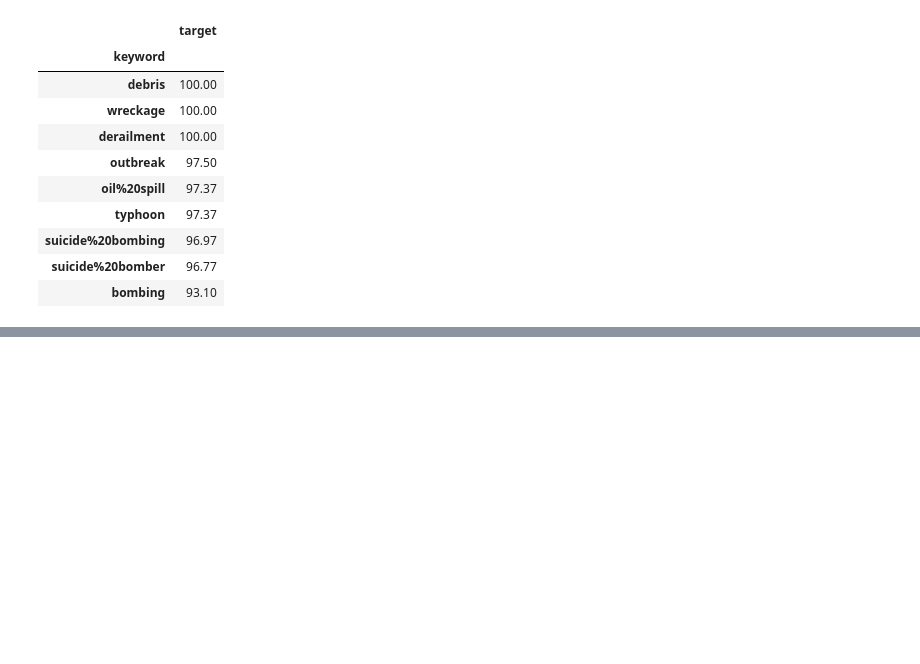
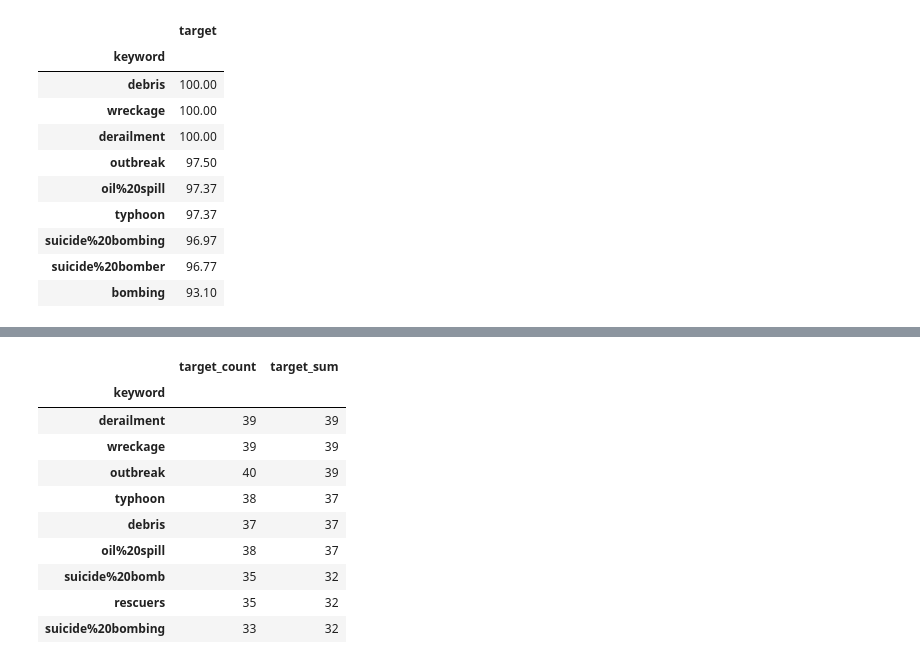
Before and after one commit to GIBelletti/TP1-7506-datos, a Jupyter notebook: TP1.ipynb, the cells around one changed output, grey strips where cells are left out. Saved outputs shown, nothing was run; the diff lists cells and outputs as text; code cells hidden in the pictures; blank space fills up the shorter version.

```diff
--- a/TP1.ipynb
+++ b/TP1.ipynb
@@ -567,3 +572,22 @@ top10_keywords_veraces
+# %%
+top10_keywords_veraces = tweets_original.groupby(['keyword']).agg({'target':['count','sum']})
+level0 = top10_keywords_veraces.columns.get_level_values(0)
+level1 = top10_keywords_veraces.columns.get_level_values(1)
+top10_keywords_veraces.columns = level0 + '_' + level1
+top10_keywords_veraces = top10_keywords_veraces.sort_values(['target_sum'], ascending=False).iloc[0:9]
+top10_keywords_veraces
+# %% [output]
+|  | target_count | target_sum |
+| keyword |  |  |
+| derailment | 39 | 39 |
+| wreckage | 39 | 39 |
+| outbreak | 40 | 39 |
+| typhoon | 38 | 37 |
+| debris | 37 | 37 |
+| oil%20spill | 38 | 37 |
+| suicide%20bomb | 35 | 32 |
+| rescuers | 35 | 32 |
+| suicide%20bombing | 33 | 32 |
 # %%
 top10_keywords_veraces.plot(kind='bar')
 # %% [output]
```
Also changed, not shown: parts of 4 cells of this notebook.
